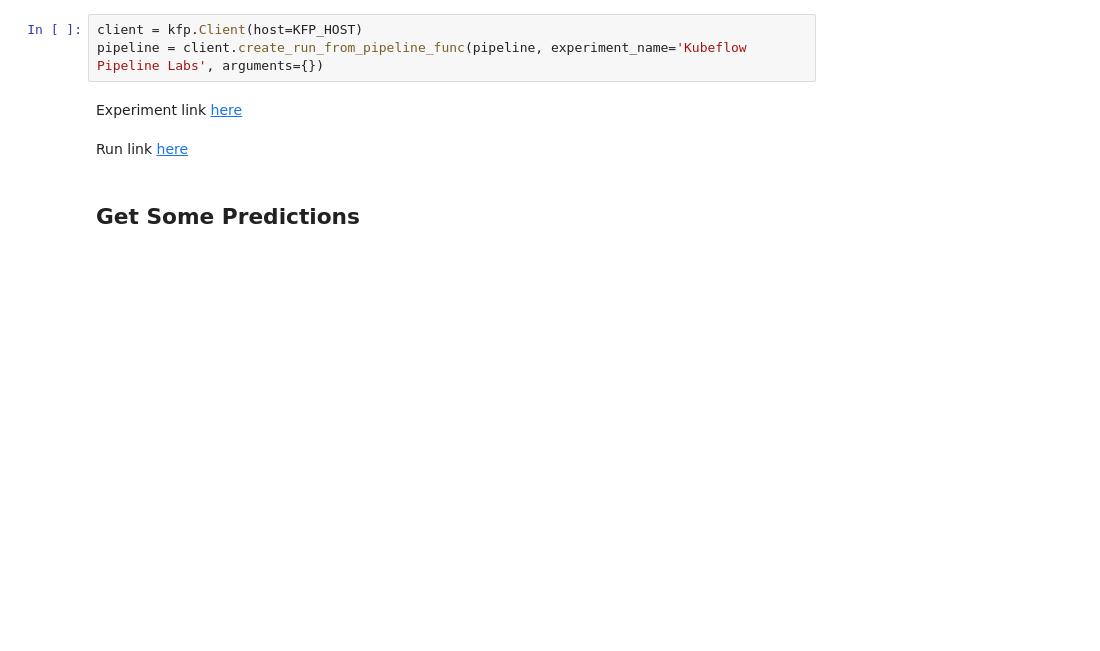
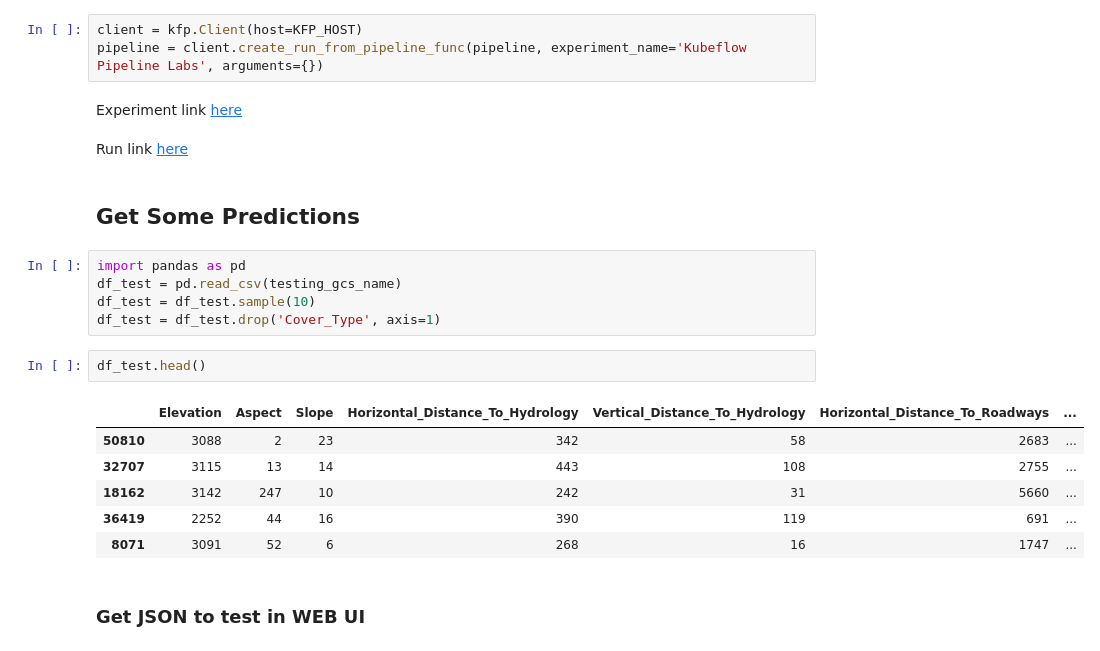
Before and after one commit to jamiesgithub/kubeflow-pipelines-training, a Jupyter notebook: KFP Pipeline Training.ipynb, the cells around one changed output. Saved outputs shown, nothing was run; the diff lists cells and outputs as text; blank space fills up the shorter version.

```diff
--- a/KFP Pipeline Training.ipynb
+++ b/KFP Pipeline Training.ipynb
@@ -655,3 +655,19 @@ Experiment link here
 Run link here
 # %% [markdown]
 ## Get Some Predictions ##
+# %%
+import pandas as pd
+df_test = pd.read_csv(testing_gcs_name)
+df_test = df_test.sample(10)
+df_test = df_test.drop('Cover_Type', axis=1)
+# %%
+df_test.head()
+# %% [output]
+|  | Elevation | Aspect | Slope | Horizontal_Distance_To_Hydrology | Vertical_Distance_To_Hydrology | Horizontal_Distance_To_Roadways | ... |
+| 50810 | 3088 | 2 | 23 | 342 | 58 | 2683 | ... |
+| 32707 | 3115 | 13 | 14 | 443 | 108 | 2755 | ... |
+| 18162 | 3142 | 247 | 10 | 242 | 31 | 5660 | ... |
+| 36419 | 2252 | 44 | 16 | 390 | 119 | 691 | ... |
+| 8071 | 3091 | 52 | 6 | 268 | 16 | 1747 | ... |
+# %% [markdown]
+### Get JSON to test in WEB UI ###
```
Also changed, not shown: parts of 4 cells of this notebook.
